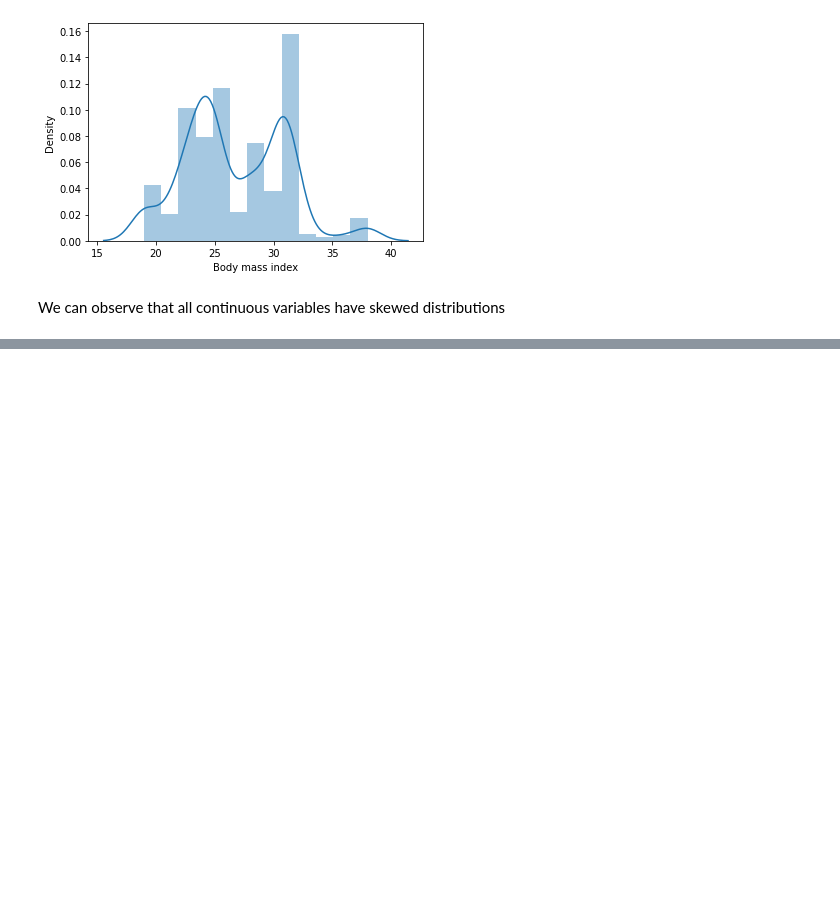
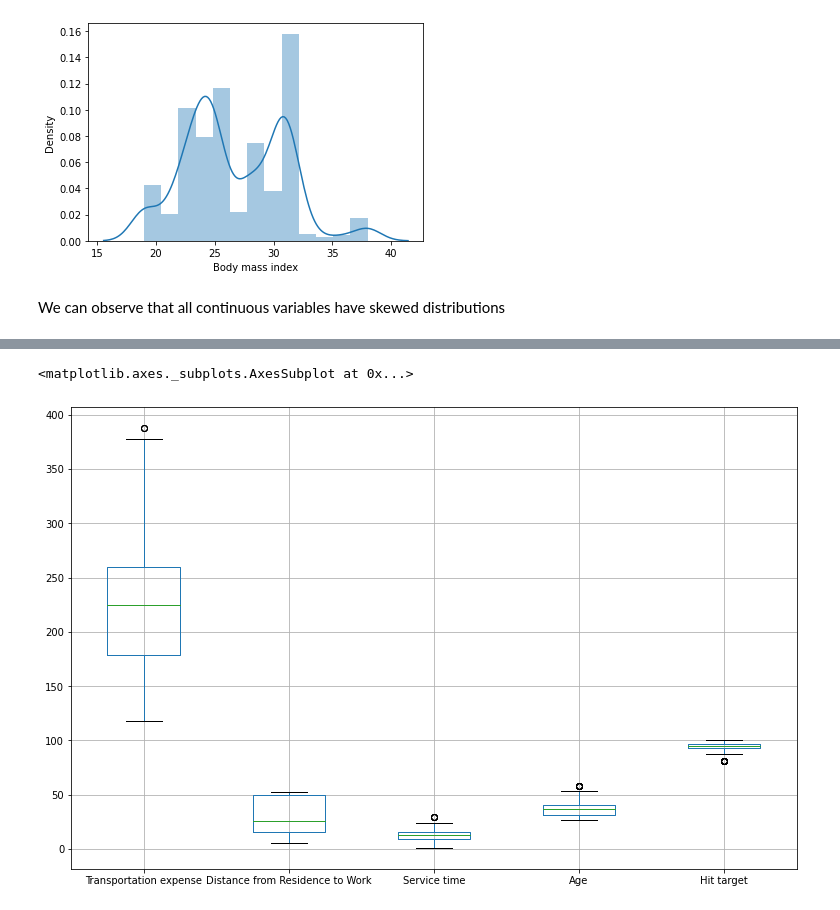
Before and after one commit to DHRUV6029/CMPE-255_NPDP, a Jupyter notebook: CMPE_255_NPDP.ipynb, the cells around one changed output, grey strips where cells are left out. Saved outputs shown, nothing was run; the diff lists cells and outputs as text; code cells hidden in the pictures; blank space fills up the shorter version.

```diff
--- a/CMPE_255_NPDP.ipynb
+++ b/CMPE_255_NPDP.ipynb
@@ -1707,0 +1703,9 @@ We can observe that all continuous variables have skewed distributions
+# %%
+fig_size = plt.rcParams["figure.figsize"]
+fig_size[0] = 13
+fig_size[1] = 8.5
+plt.rcParams["figure.figsize"] = fig_size
+absent_data.boxplot(column=['Transportation expense','Distance from Residence to Work', 'Service time', 'Age', 'Hit target'])
+# %% [output]
+<matplotlib.axes._subplots.AxesSubplot at 0x...>
+[figure, added]
```
Also changed, not shown: parts of 12 cells of this notebook.
